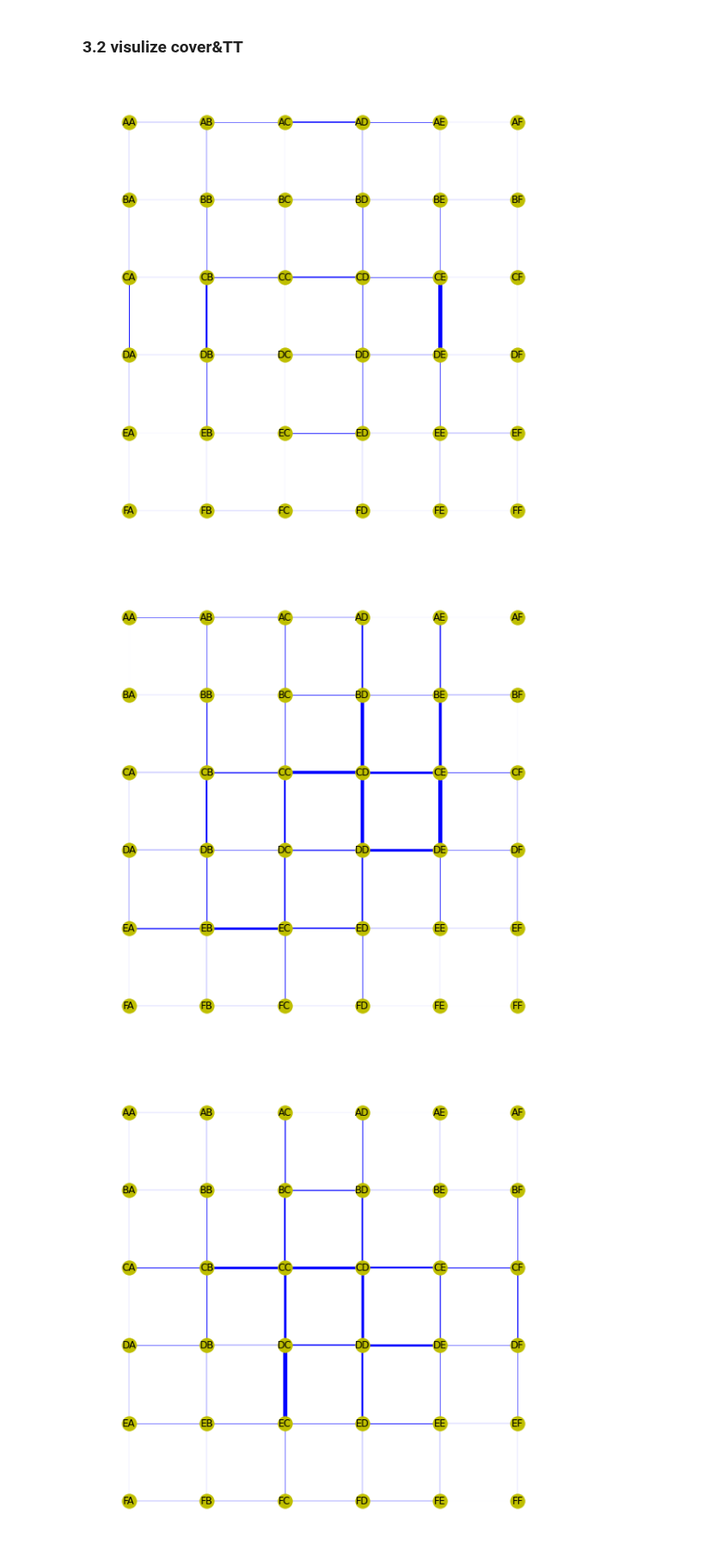
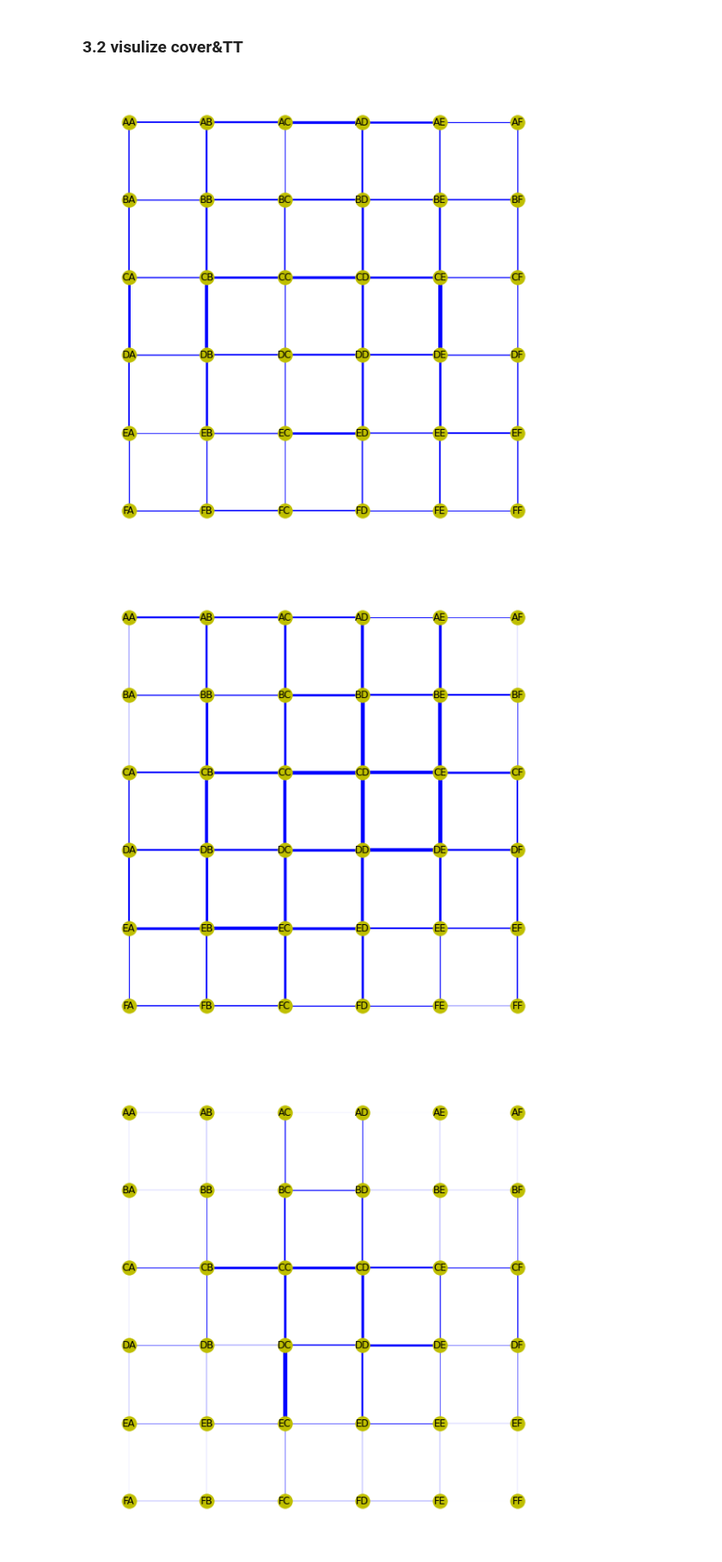
Before and after one commit to Dylan-Wyl10/RoboSense, a Jupyter notebook: analysis/dataAnalysis.ipynb, the cells around one changed output. Shown at 86% size. Drawn from its saved outputs; the diff is of its cells as text; code cells hidden in the pictures.

```diff
--- a/analysis/dataAnalysis.ipynb
+++ b/analysis/dataAnalysis.ipynb
@@ -218,25 +218,25 @@ def drawCoverNet(G, cover_table, net_file='../src/sumo_cfg/toy_net/toy_net1.net.
 # %%
 G1 = drawCoverNet(G, cover_ben)
 
 plt.figure(figsize=(8, 8))
 
 edges,weights = zip(*nx.get_edge_attributes(G1,'weight').items())
 
     # pos = nx.layout(G)
     # print(pos)
     # print(edges)
     # print(weights)
 
 # normalize weights
 weights = weights/max(weights)
-weights = np.power(weights, 3)
+# weights = np.power(weights, 3)
 
 nx.draw(G1, pos, with_labels = True, node_color='y',
         edgelist=edges, edge_color='b',
         width=5*weights, edge_cmap=plt.cm.Blues)
 plt.show()
 # %% [output]
-[figure, old version]
+[figure, new version]
 # %%
 G2 = drawCoverNet(G, cover_1)
 
@@ -251,14 +251,14 @@ edges,weights = zip(*nx.get_edge_attributes(G2,'weight').items())
 
 # normalize weights
 weights = weights/max(weights)
-weights = np.power(weights, 3)
+# weights = np.power(weights, 3)
 
 nx.draw(G2, pos, with_labels = True, node_color='y',
         edgelist=edges, edge_color='b',
         width=5*weights, edge_cmap=plt.cm.Blues)
 plt.show()
 # %% [output]
-[figure, old version]
+[figure, new version]
 # %%
 G3 = drawCoverNet(G, cover_2)
 
```
Also changed, not shown: 2 other files.
